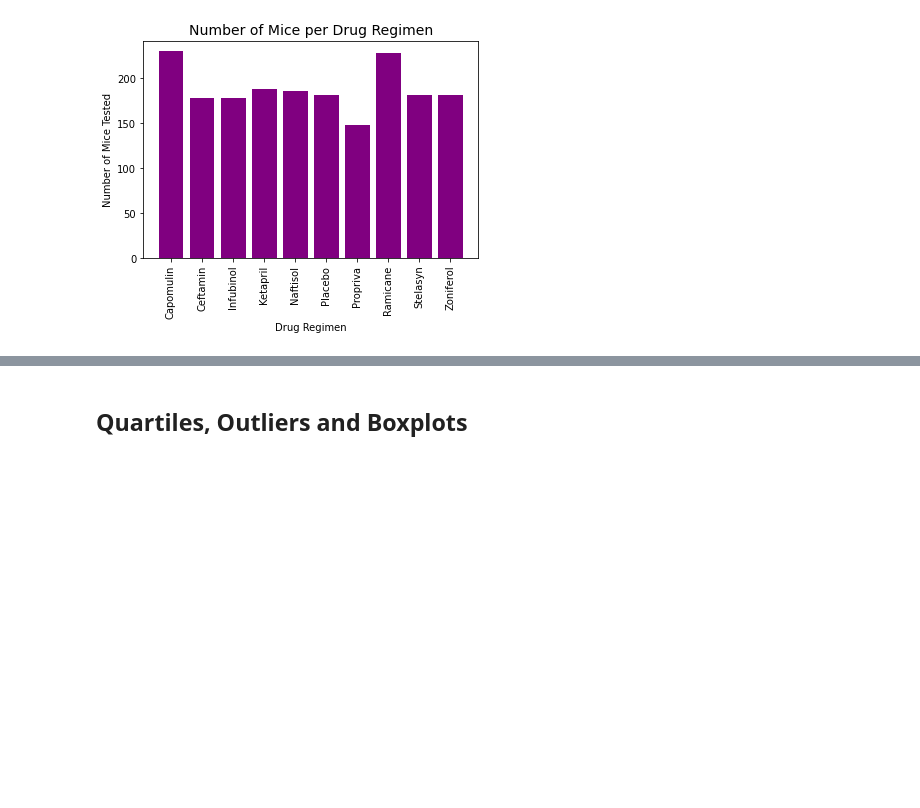
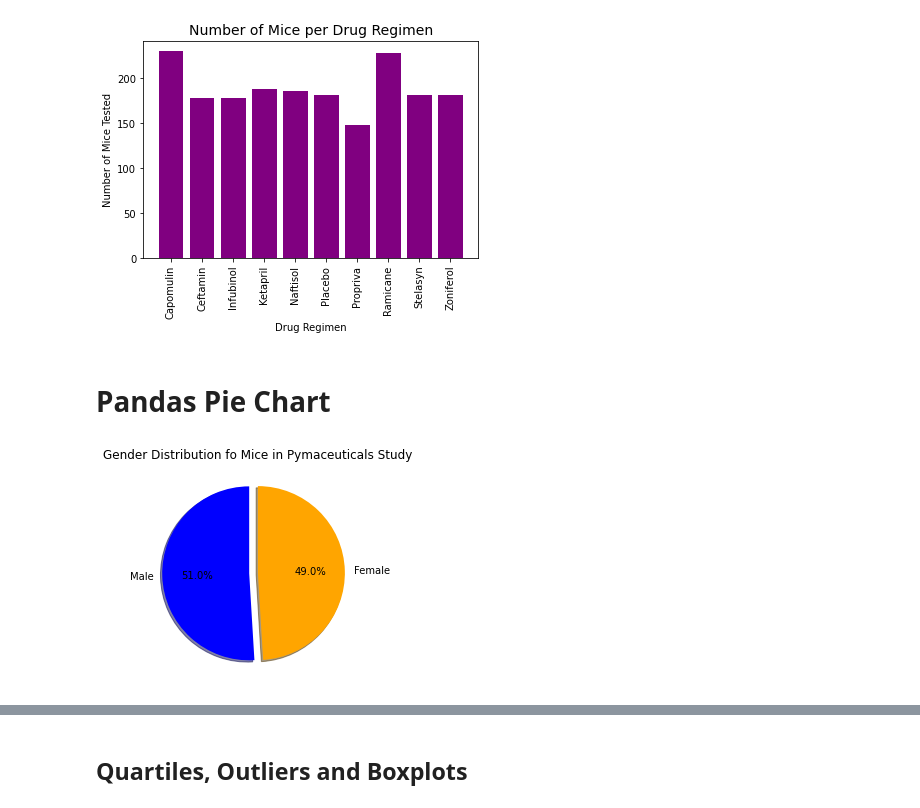
Before and after one commit to AlineHornoff/Pymaceuticals_challenge, a Jupyter notebook: Pymaceuticals/pymaceuticals_starter.ipynb, the cells around one changed output, grey strips where cells are left out. Saved outputs shown, nothing was run; the diff lists cells and outputs as text; code cells hidden in the pictures; blank space fills up the shorter version.

```diff
--- a/Pymaceuticals/pymaceuticals_starter.ipynb
+++ b/Pymaceuticals/pymaceuticals_starter.ipynb
@@ -236,0 +237,26 @@ plt.show()
+# %% [markdown]
+# Pandas Pie Chart
+# %%
+# Generate a pie plot showing the distribution of female versus male mice using pandas
+
+# Count male and female mice for Pandas Pie Chart
+GenderDistribution = MouseDataClean_df['Sex'].value_counts()
+
+# Define Pandas Pie Chart Values
+sizes = GenderDistribution.values
+labels = GenderDistribution.values
+
+# Plot Pandas Pie Chart
+GenderDistribution.plot(kind="pie", colors = ['blue', 'orange'], explode=(0.1,0), autopct="%1.1f%%", shadow=True, startangle=90)
+
+# Format Pandas Pie Chart
+plt.title("Gender Distribution fo Mice in Pymaceuticals Study")
+plt.ylabel(" ")
+
+# Save Pandas Pie Chat as png
+plt.savefig("Charts_Plots/PandasPieChart.png")
+
+# Display Pandas Pie Chart
+plt.show()
+# %% [output]
+[figure, added]
```
Also changed, not shown: parts of 8 cells of this notebook, 3 other files.
